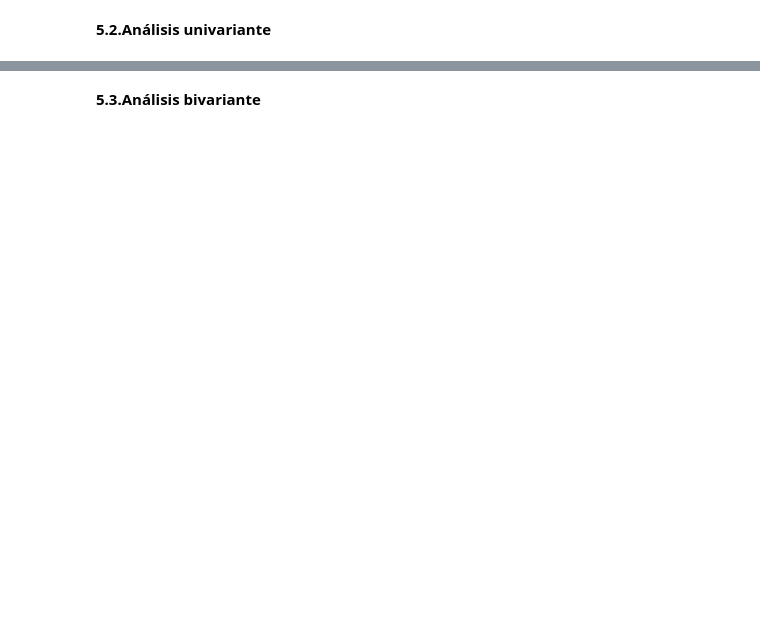
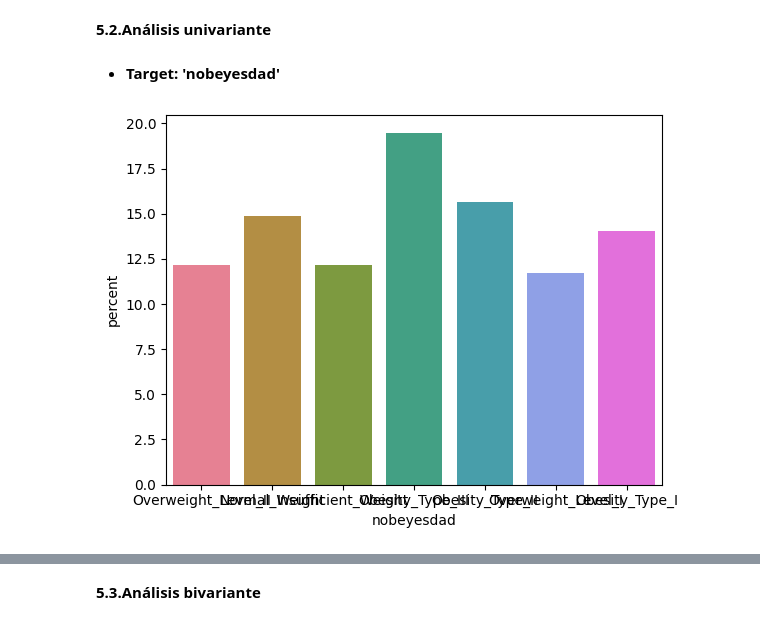
Before and after one commit to ItziCG/Proyecto-ML-Obesity-Risk, a Jupyter notebook: src/utils/proyect_ML.ipynb, the cells around one changed output, grey strips where cells are left out. Drawn from its saved outputs; the diff is of its cells as text; code cells hidden in the pictures; blank space fills up the shorter version.

```diff
--- a/src/utils/proyect_ML.ipynb
+++ b/src/utils/proyect_ML.ipynb
@@ -38,8 +38,7 @@ pd.set_option('display.max.column',None)
 # %% [markdown]
 ### **3.Carga de datos**
 # %%
-train=pd.read_csv('../data/raw/train.csv')
-test=pd.read_csv('../data/raw/test.csv')
+df=pd.read_csv('../data/raw/train.csv')
 # %% [markdown]
 ### **4.Primera exploración**
 # %% [markdown]
@@ -189,3 +206,9 @@ Index(['id', 'Gender', 'Age', 'Height', 'Weight',
+# %%
+#Pasamos los nombres de las columnas a minúscula
+df.columns = df.columns.str.lower()
+# %%
+#Renombramos 'family_history_with_overweight'
+df = df.rename(columns={'family_history_with_overweight': 'family'})
 # %% [markdown]
 **5.1.Cardinalidad y tipo de variables**
 # %% [markdown]
@@ -201,2 +253,40 @@ cardinalidad
 # %% [markdown]
 **5.2.Análisis univariante**
+# %%
+#Función para visualización
+
+def grafico_histbox(column, df):
+    # Crear figura y ejes de subplots
+    fig, axs = plt.subplots(1, 2, figsize=(16, 6))
+
+    # Gráfico de distribución (histograma)
+    sns.histplot(df[column], kde=True, ax=axs[0])
+    axs[0].set_title(f'Distribución de la variable {column}')
+    axs[0].set_xlabel(f'Valores de {column}')
+    axs[0].set_ylabel('Frecuencia')
+
+    # Gráfico de análisis univariante (boxplot)
+    mean = df[column].mean()
+    median = df[column].median()
+    sns.boxplot(x=df[column], ax=axs[1])
+    axs[1].axvline(mean, color='g', linestyle='-', label=f'Mean={mean:.1f}')
+    axs[1].axvline(median, color='r', linestyle='-', label=f'Median={median:.1f}')
+    axs[1].legend()
+    axs[1].set_title(f'Análisis Univariante de {column}')
+    axs[1].set_xlabel(column)
+
+    plt.tight_layout()
+    plt.show()
+
+def grafico_countplot(column,df):
+
+    custom_palette = sns.color_palette("husl", len(df[column].unique()))
+    sns.countplot(x=column, hue=column, data=df, palette=custom_palette, stat='percent')
+
+    return plt.show()
+# %% [markdown]
++ **Target: 'nobeyesdad'**
+# %%
+grafico_countplot('nobeyesdad',df)
+# %% [output]
+[figure, added]
```
Also changed, not shown: parts of 57 cells of this notebook, 2 other files.
